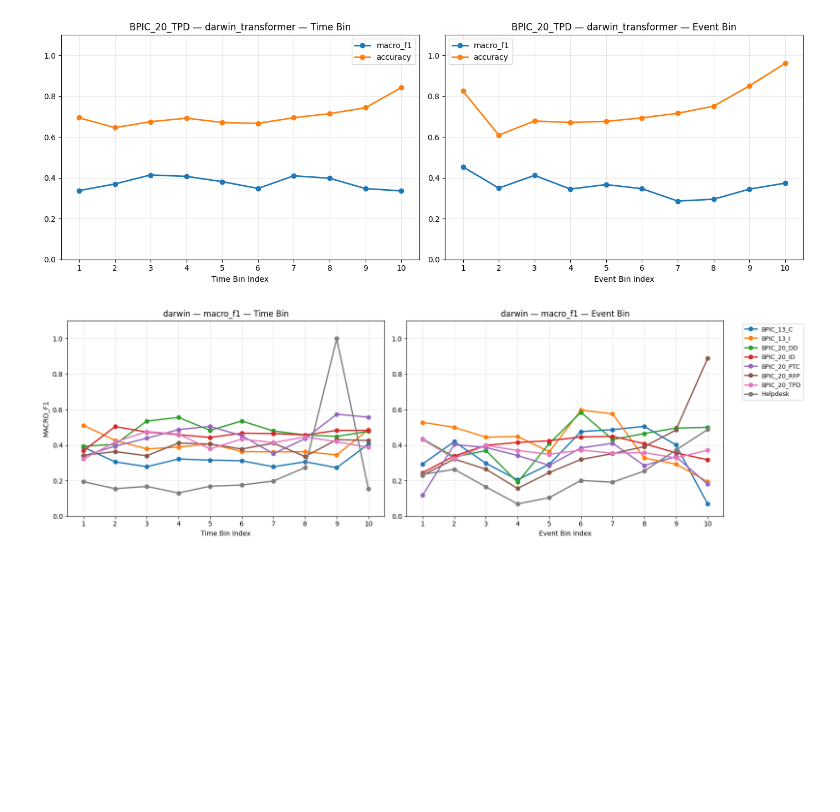
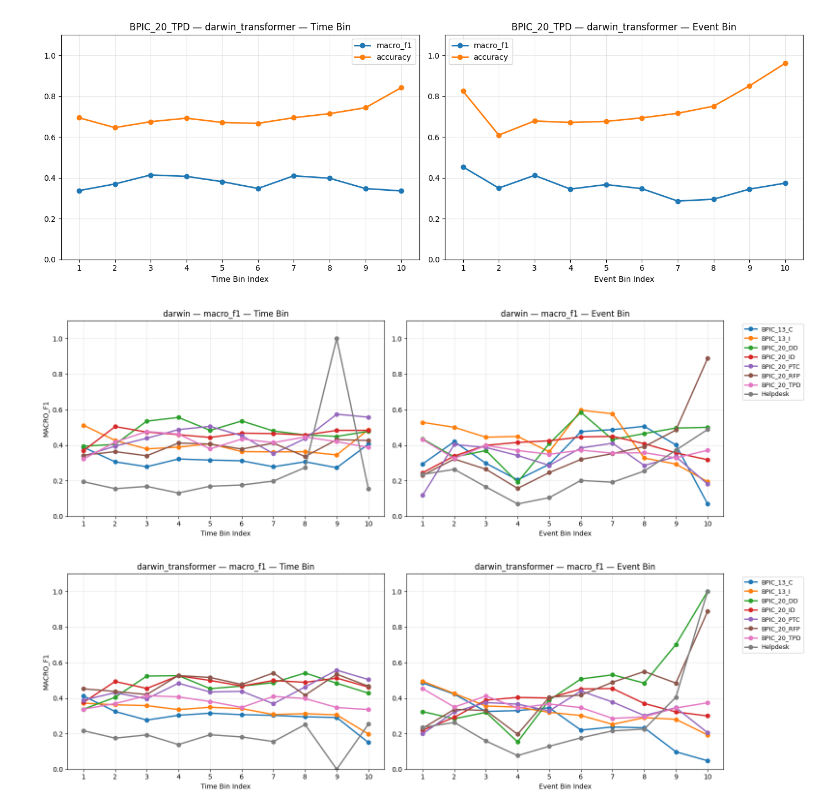
Before and after one commit to pavelihno/master-thesis, a Jupyter notebook: experiments/streaming/notebooks/results_analysis.ipynb, the cells around one changed output. Cells and saved outputs as stored; diff of their text form; code cells hidden in the pictures; blank space fills up the shorter version.

```diff
--- a/experiments/streaming/notebooks/results_analysis.ipynb
+++ b/experiments/streaming/notebooks/results_analysis.ipynb
@@ -371,8 +371,8 @@ time_metrics, event_metrics = get_bin_metrics(
 [figure]
 # %%
 _model_names = [
-    'darwin'
-    # 'darwin_transformer',
+    'darwin',
+    'darwin_transformer',
 ]
 
 metric = 'macro_f1'
@@ -393,30 +393,31 @@ for _model_name in _model_names:
     # plotting _time_metrics_dict and _event_metrics_dict
     x = range(1, n_bins + 1)
     fig, axes = plt.subplots(1, 2, figsize=(16, 5))
 
     # Time metrics plot
     for dataset_name, vals in _time_metrics_dict.items():
         axes[0].plot(x, vals, marker='o', linewidth=2, label=dataset_name)
     axes[0].set_xlabel('Time Bin Index')
     axes[0].set_ylabel(f'{metric.upper()}')
     axes[0].set_title(f'{_model_name} — {metric} — Time Bin')
     axes[0].set_xticks(list(x))
     axes[0].set_xlim(0.5, n_bins + 0.5)
     axes[0].set_ylim(0, 1.1)
     axes[0].grid(True, alpha=0.3)
 
     # Event metrics plot
     for dataset_name, vals in _event_metrics_dict.items():
         axes[1].plot(x, vals, marker='o', linewidth=2, label=dataset_name)
     axes[1].set_xlabel('Event Bin Index')
     axes[1].set_title(f'{_model_name} — {metric} — Event Bin')
     axes[1].set_xticks(list(x))
     axes[1].set_xlim(0.5, n_bins + 0.5)
     axes[1].set_ylim(0, 1.1)
     axes[1].legend(bbox_to_anchor=(1.05, 1), loc='upper left', fontsize=9)
     axes[1].grid(True, alpha=0.3)
 
     plt.tight_layout()
     plt.show()
 # %% [output]
 [figure]
+[figure, added]
```
Also changed, not shown: parts of 2 cells of this notebook, 1 other file.
